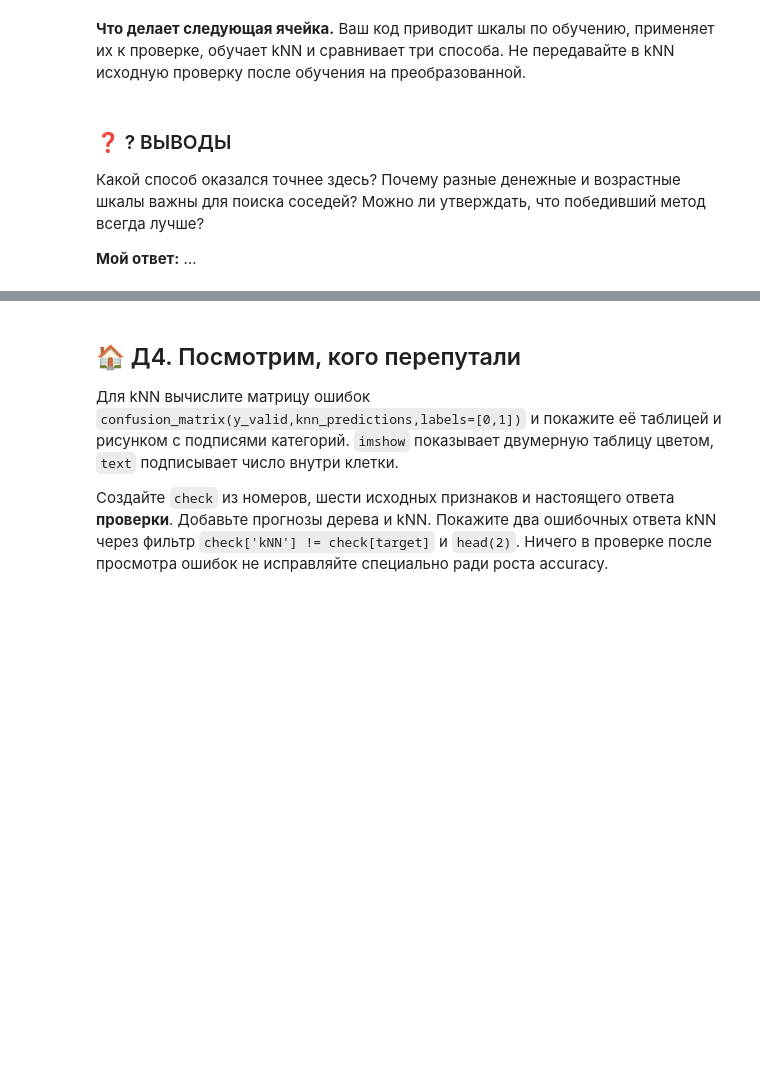
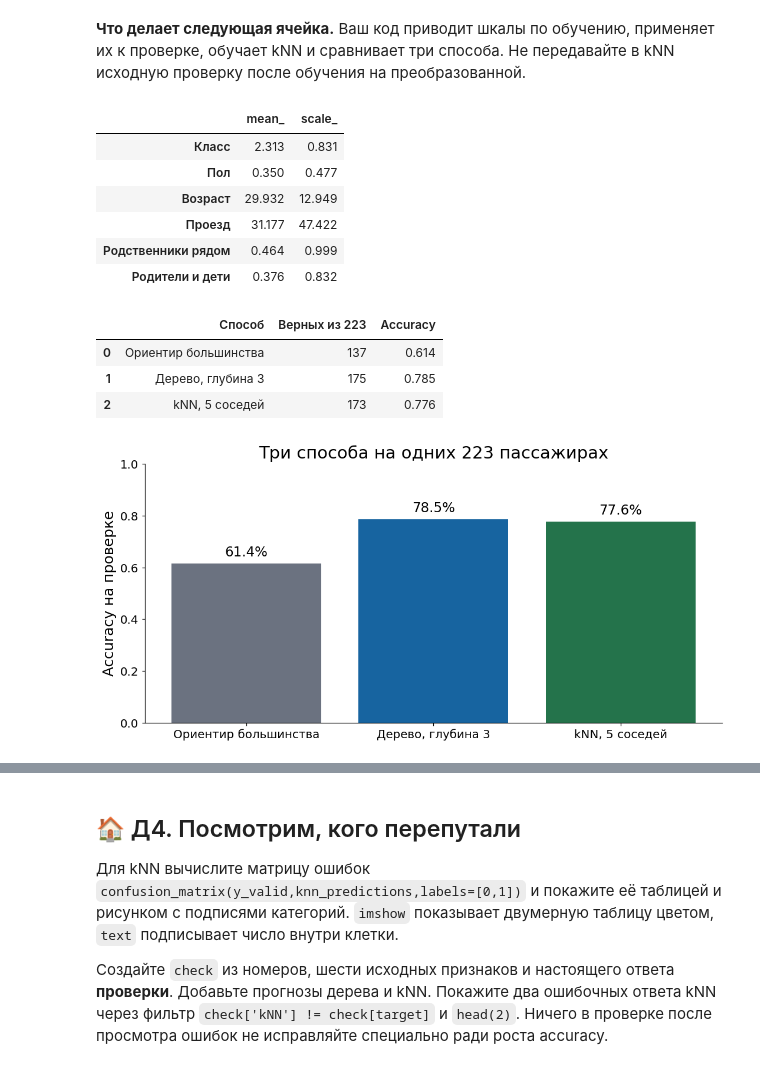
Before and after one commit to arraks1307/python-ai-course, a Jupyter notebook: homework/lesson-13/solution.ipynb, the cells around one changed output, grey strips where cells are left out. Cells and saved outputs as stored; diff of their text form; code cells hidden in the pictures; blank space fills up the shorter version.

```diff
--- a/homework/lesson-13/solution.ipynb
+++ b/homework/lesson-13/solution.ipynb
@@ -1530,6 +1606,42 @@ pass
-# %% [markdown]
-### ❓ ? ВЫВОДЫ
-
-Какой способ оказался точнее здесь? Почему разные денежные и возрастные шкалы важны для поиска соседей? Можно ли утверждать, что победивший метод всегда лучше?
-
-**Мой ответ:** …
+# %%
+# Напишите решение здесь.
+# Приведение шкал: учим только на заполненном обучении
+scaler = StandardScaler()
+scaler.fit(X_train)
+display(pd.DataFrame({'mean_': scaler.mean_, 'scale_': scaler.scale_}, index=features))
+
+X_train_scaled = pd.DataFrame(scaler.transform(X_train), columns=features, index=X_train.index)
+X_valid_scaled = pd.DataFrame(scaler.transform(X_valid), columns=features, index=X_valid.index)
+
+# kNN по шести преобразованным входам
+knn_model = KNeighborsClassifier(n_neighbors=5)
+knn_model.fit(X_train_scaled, y_train)
+knn_predictions = knn_model.predict(X_valid_scaled)
+knn_accuracy = accuracy_score(y_valid, knn_predictions)
+
+comparison = pd.DataFrame({
+    'Способ': ['Ориентир большинства', 'Дерево, глубина 3', 'kNN, 5 соседей'],
+    'Верных из 223': [int((baseline_predictions == y_valid).sum()),
+                      int((tree_predictions == y_valid).sum()),
+                      int((knn_predictions == y_valid).sum())],
+    'Accuracy': [baseline_accuracy, tree_accuracy, knn_accuracy]})
+display(comparison)
+
+fig, ax = plt.subplots(figsize=(10, 5))
+bars = ax.bar(comparison['Способ'], comparison['Accuracy'], color=['#6b7280', '#1764a0', '#24734b'])
+ax.bar_label(bars, labels=[f'{a:.1%}' for a in comparison['Accuracy']], padding=5)
+ax.set(ylim=(0, 1), ylabel='Accuracy на проверке', title='Три способа на одних 223 пассажирах')
+plt.tight_layout(); plt.show()
+# %% [output]
+|  | mean_ | scale_ |
+| Класс | 2.313 | 0.831 |
+| Пол | 0.350 | 0.477 |
+| Возраст | 29.932 | 12.949 |
+| Проезд | 31.177 | 47.422 |
+| Родственники рядом | 0.464 | 0.999 |
+| Родители и дети | 0.376 | 0.832 |
+|  | Способ | Верных из 223 | Accuracy |
+| 0 | Ориентир большинства | 137 | 0.614 |
+| 1 | Дерево, глубина 3 | 175 | 0.785 |
+| 2 | kNN, 5 соседей | 173 | 0.776 |
+[figure, added]
```
Also changed, not shown: parts of 18 cells of this notebook.
